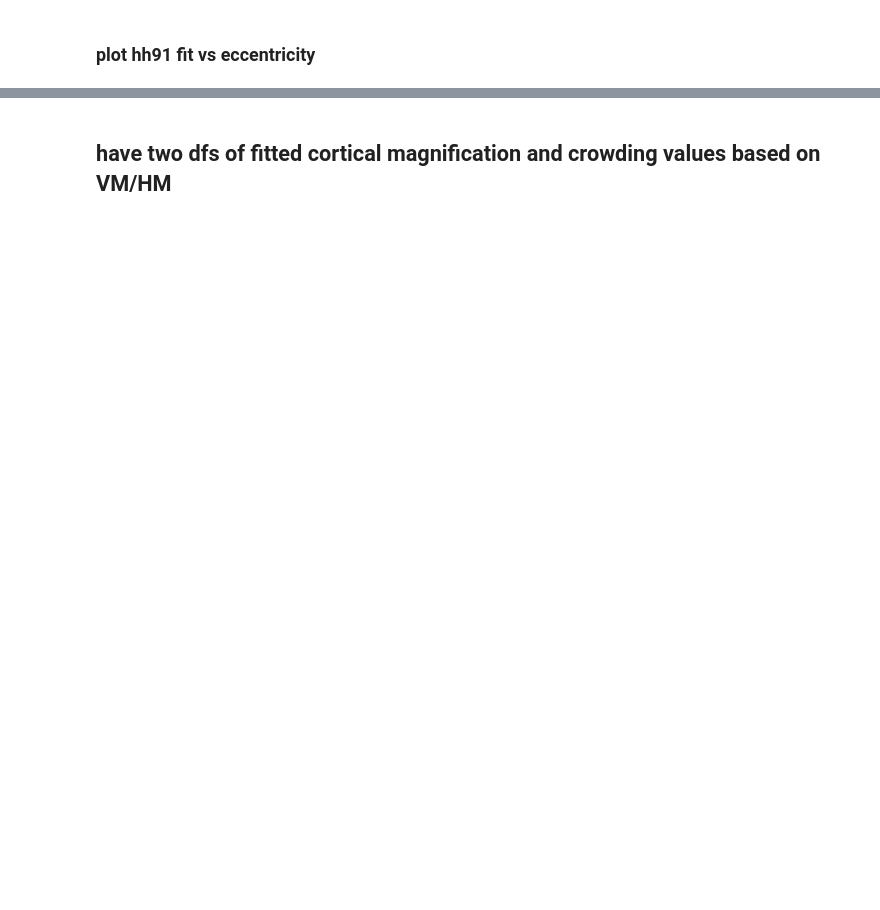
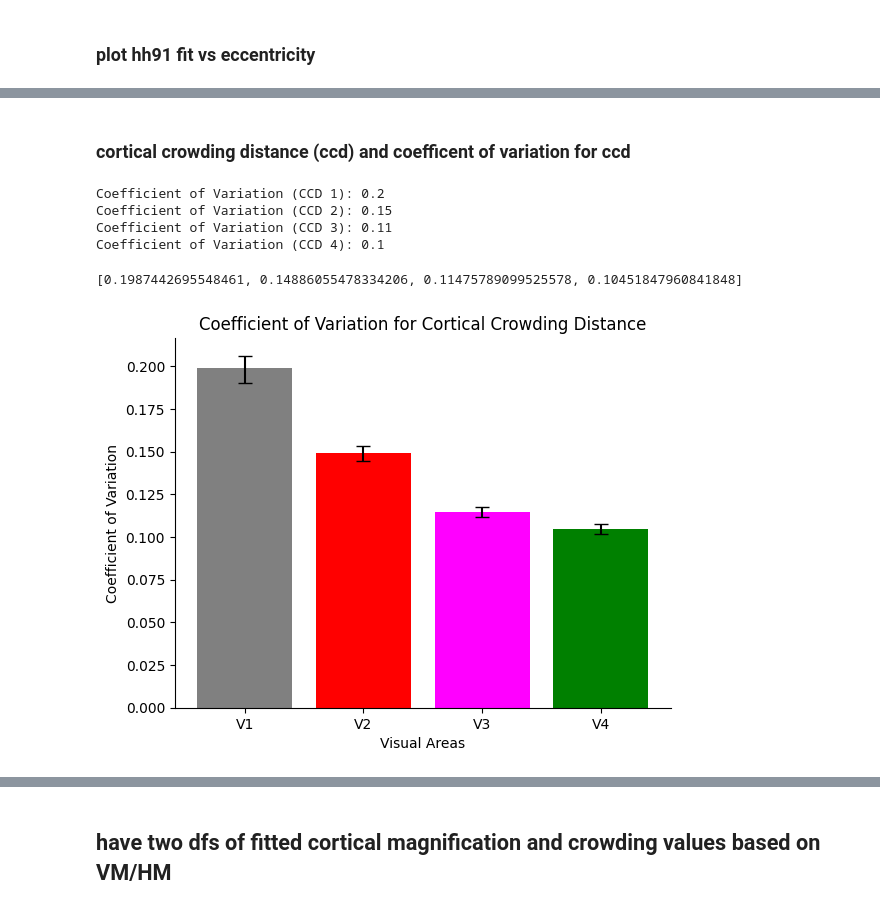
Before and after one commit to noahbenson/cortical-crowding, a Jupyter notebook: notebooks/dev.ipynb, the cells around one changed output, grey strips where cells are left out. Drawn from its saved outputs; the diff is of its cells as text; code cells hidden in the pictures; blank space fills up the shorter version.

```diff
--- a/notebooks/dev.ipynb
+++ b/notebooks/dev.ipynb
@@ -275,0 +382,2 @@ for (lbl,clr) in zip([1,2,3,4], ['r','g','b','k']):
+# %%
+mean_params = HH91_params.groupby('label')[['a', 'b']].mean().reset_index()
@@ -275,0 +474,2 @@ for (lbl,clr) in zip([1,2,3,4], ['r','g','b','k']):
+# %% [markdown]
+### cortical crowding distance (ccd) and coefficent of variation for ccd
@@ -275,0 +512,34 @@ for (lbl,clr) in zip([1,2,3,4], ['r','g','b','k']):
+# %%
+# Calculate the coefficient of variation for ccd_1
+mean_ccd_1 = np.mean(ccd1)
+std_ccd_1 = np.std(ccd1)
+cv_ccd_1 = std_ccd_1 / mean_ccd_1
+rounded_cv_ccd_1 = round(cv_ccd_1, 2)
+
+print("Coefficient of Variation (CCD 1):", rounded_cv_ccd_1)
+
+# Calculate the coefficient of variation for ccd_2
+mean_ccd_2 = np.mean(ccd2)
+std_ccd_2 = np.std(ccd2)
+cv_ccd_2 = std_ccd_2 / mean_ccd_2
+rounded_cv_ccd_2 = round(cv_ccd_2, 2)
+print("Coefficient of Variation (CCD 2):", rounded_cv_ccd_2)
+
+# Calculate the coefficient of variation for ccd_3
+mean_ccd_3 = np.mean(ccd3)
+std_ccd_3 = np.std(ccd3)
+cv_ccd_3 = std_ccd_3 / mean_ccd_3
+rounded_cv_ccd_3 = round(cv_ccd_3, 2)
+print("Coefficient of Variation (CCD 3):", rounded_cv_ccd_3)
+
+# Calculate the coefficient of variation for ccd_4
+mean_ccd_4 = np.mean(ccd4)
+std_ccd_4 = np.std(ccd4)
+cv_ccd_4 = std_ccd_4 / mean_ccd_4
+rounded_cv_ccd_4 = round(cv_ccd_4, 2)
+print("Coefficient of Variation (CCD 4):", rounded_cv_ccd_4)
+# %% [output]
+Coefficient of Variation (CCD 1): 0.2
+Coefficient of Variation (CCD 2): 0.15
+Coefficient of Variation (CCD 3): 0.11
+Coefficient of Variation (CCD 4): 0.1
@@ -275,0 +570,29 @@ for (lbl,clr) in zip([1,2,3,4], ['r','g','b','k']):
+# %%
+cv_ccd_1 = bootstrapped_cv_1.mean()
+cv_ccd_2 = bootstrapped_cv_2.mean()
+cv_ccd_3 = bootstrapped_cv_3.mean()
+cv_ccd_4 = bootstrapped_cv_4.mean()
+print([cv_ccd_1, cv_ccd_2, cv_ccd_3, cv_ccd_4])
+# %% [output]
+[0.1987442695548461, 0.14886055478334206, 0.11475789099525578, 0.10451847960841848]
+# %%
+cv_ccd_values = [cv_ccd_1, cv_ccd_2, cv_ccd_3, cv_ccd_4]
+ccd_labels = ['V1', 'V2', 'V3', 'V4']
+cv_ci_list = [(ci_1[0], ci_1[1]), (ci_2[0], ci_2[1]), (ci_3[0], ci_3[1]),(ci_4[0], ci_4[1])]
+
+lower_bound = [ci[0] for ci in cv_ci_list]
+upper_bound = [ci[1] for ci in cv_ci_list]
+
+yerr = [[cv_ccd_values[i] - lower_bound[i] for i in range(len(cv_ccd_values))],
+        [upper_bound[i] - cv_ccd_values[i] for i in range(len(cv_ccd_values))]]
+
+plt.bar(ccd_labels, cv_ccd_values, yerr=yerr, capsize=5, color=['grey', 'red', 'magenta', 'green'])
+
+plt.xlabel('Visual Areas')
+plt.ylabel('Coefficient of Variation')
+plt.title('Coefficient of Variation for Cortical Crowding Distance')
+plt.gca().spines['top'].set_visible(False)
+plt.gca().spines['right'].set_visible(False)
+plt.show()
+# %% [output]
+[figure, added]
```
Also changed, not shown: parts of 38 cells of this notebook.
